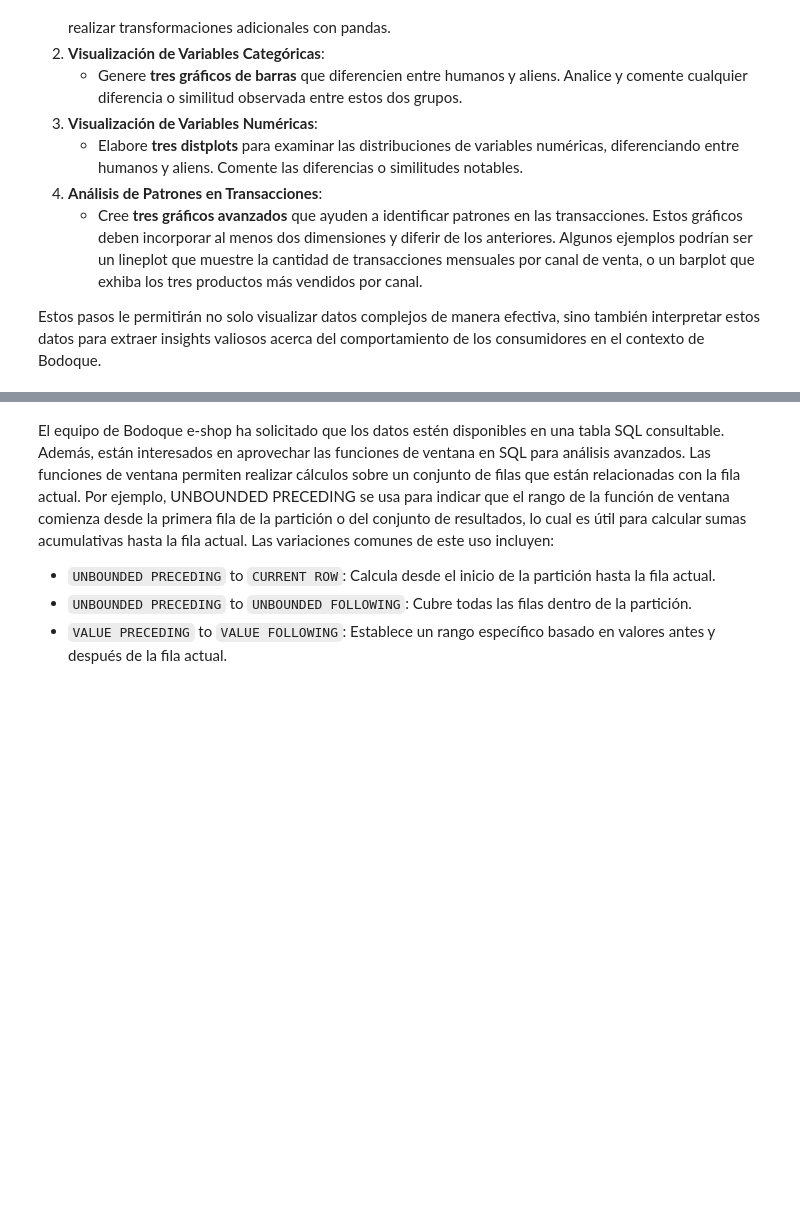
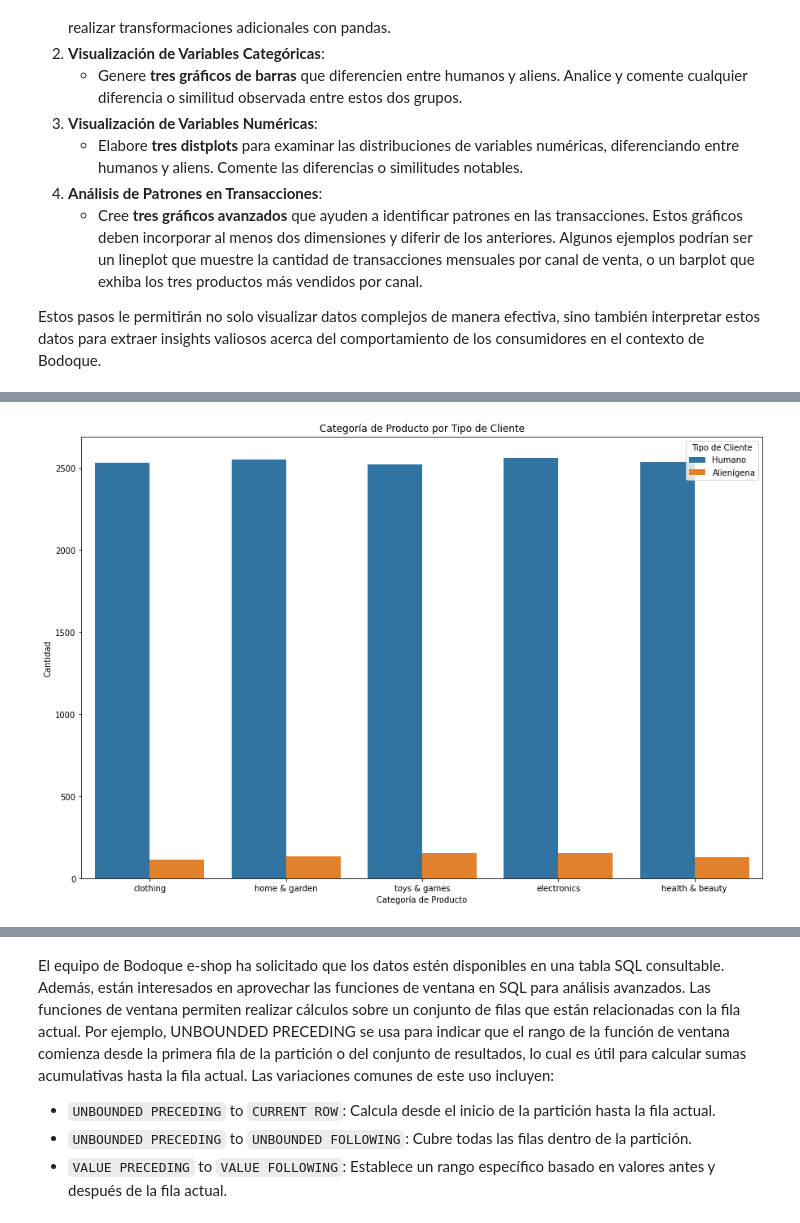
Before and after one commit to diegonachon/mds7202, a Jupyter notebook: lab4/Laboratorio_4_enunciado.ipynb, the cells around one changed output, grey strips where cells are left out. Drawn from its saved outputs; the diff is of its cells as text; code cells hidden in the pictures; blank space fills up the shorter version.

```diff
--- a/lab4/Laboratorio_4_enunciado.ipynb
+++ b/lab4/Laboratorio_4_enunciado.ipynb
@@ -232,0 +503,18 @@ Estos pasos le permitirán no solo visualizar datos complejos de manera efectiva
+# %%
+# Categoría de producto comprada por tipo de cliente
+
+plt.figure(figsize=(15, 10))
+sns.countplot(data=df, x="Product Category", hue="Is An Alien")
+plt.title("Categoría de Producto por Tipo de Cliente")
+plt.xlabel("Categoría de Producto")
+plt.ylabel("Cantidad")
+plt.legend(title="Tipo de Cliente", labels=["Humano", "Alienígena"])
+plt.show()
+plt.close()
+
+# Se observa que tanto en Humanos, como Aliens, es similar la cantidad de compras realizadas por
+# categoría de producto según el tipo de cliente. Por otro lado, en el caso de los Humanos, la
+# categoría con menor cantidad corresponde a toys & games; mientras que en el caso de los Aliens
+# corresponde a clothing.
+# %% [output]
+[figure, added]
```
Also changed, not shown: parts of 48 cells of this notebook, 10 other files.
